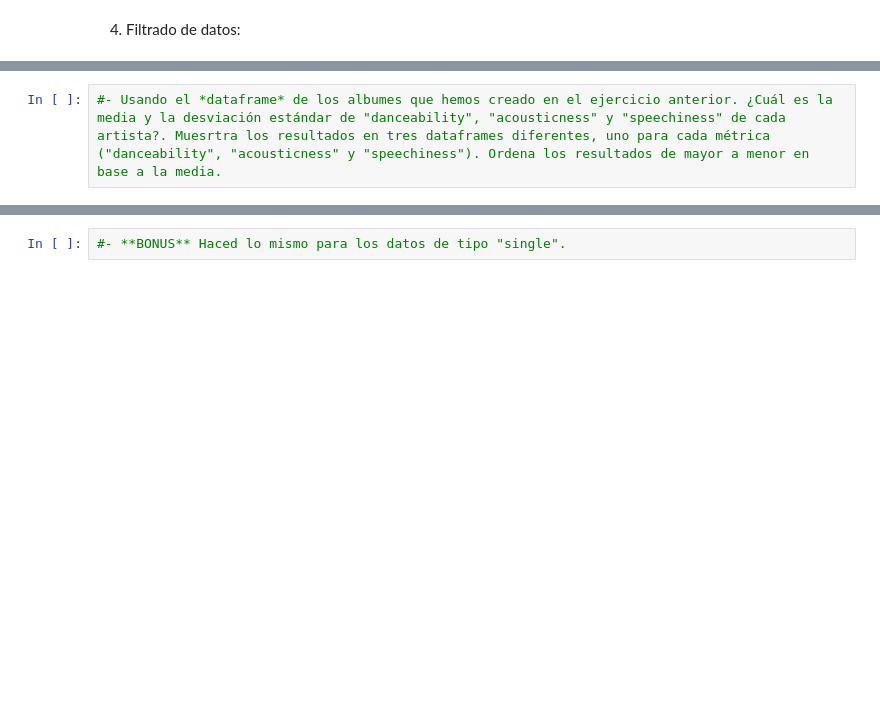
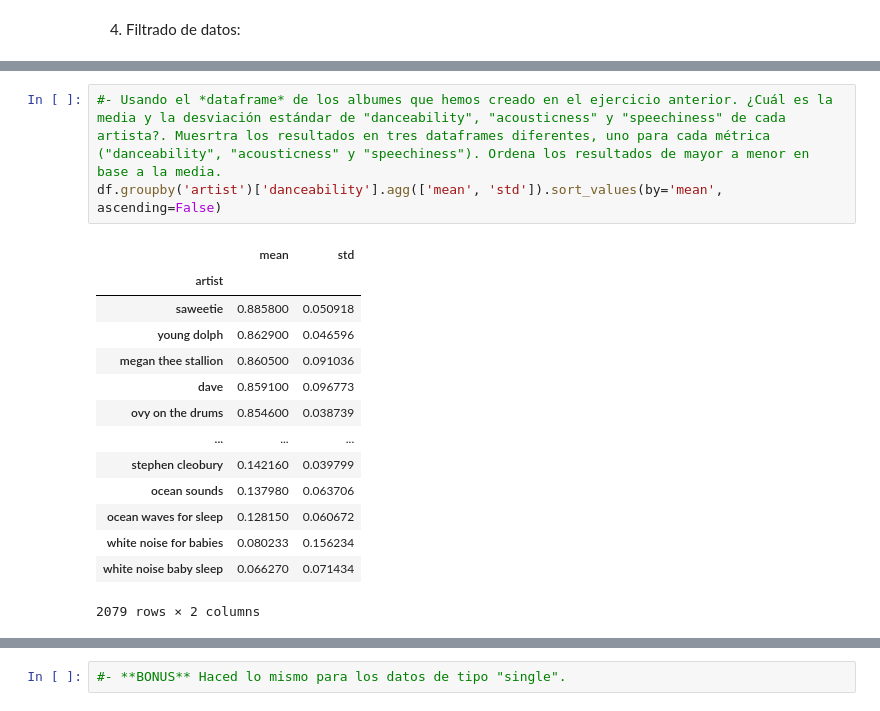
Before and after one commit to inesaag/promo-G-DA-modulo3-evaluacion-intermedia-Ines, a Jupyter notebook: ejercicios.ipynb, the cells around one changed output, grey strips where cells are left out. Drawn from its saved outputs; the diff is of its cells as text; blank space fills up the shorter version.

```diff
--- a/ejercicios.ipynb
+++ b/ejercicios.ipynb
@@ -252,2 +263,18 @@ artistas2
 # %%
 #- Usando el *dataframe* de los albumes que hemos creado en el ejercicio anterior. ¿Cuál es la media y la desviación estándar de "danceability", "acousticness" y "speechiness" de cada artista?. Muesrtra los resultados en tres dataframes diferentes, uno para cada métrica ("danceability", "acousticness" y "speechiness"). Ordena los resultados de mayor a menor en base a la media.
+df.groupby('artist')['danceability'].agg(['mean', 'std']).sort_values(by='mean', ascending=False)
+# %% [output]
+|  | mean | std |
+| artist |  |  |
+| saweetie | 0.885800 | 0.050918 |
+| young dolph | 0.862900 | 0.046596 |
+| megan thee stallion | 0.860500 | 0.091036 |
+| dave | 0.859100 | 0.096773 |
+| ovy on the drums | 0.854600 | 0.038739 |
+| ... | ... | ... |
+| stephen cleobury | 0.142160 | 0.039799 |
+| ocean sounds | 0.137980 | 0.063706 |
+| ocean waves for sleep | 0.128150 | 0.060672 |
+| white noise for babies | 0.080233 | 0.156234 |
+| white noise baby sleep | 0.066270 | 0.071434 |
+2079 rows × 2 columns
```
Also changed, not shown: parts of 20 cells of this notebook.
